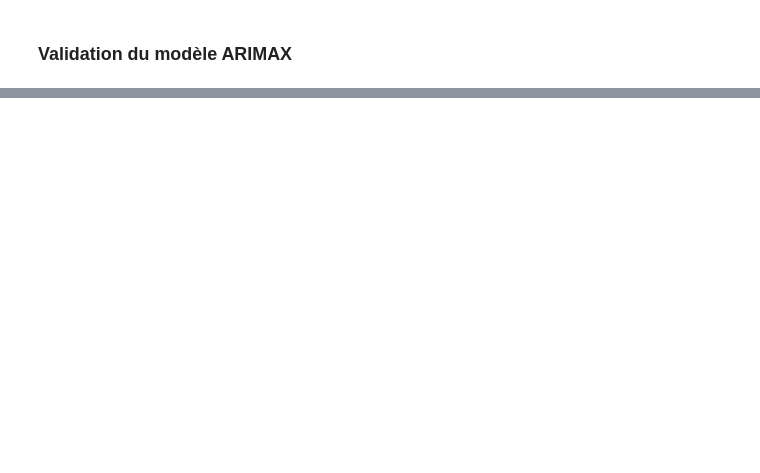
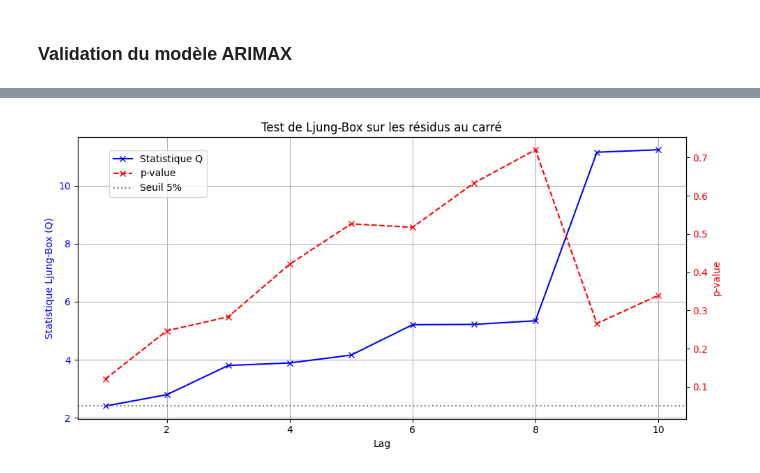
Before and after one commit to Matteo-Bernard/FedWatch, a Jupyter notebook: FedWatch.ipynb, the cells around one changed output, grey strips where cells are left out. Saved outputs shown, nothing was run; the diff lists cells and outputs as text; code cells hidden in the pictures; blank space fills up the shorter version.

```diff
--- a/FedWatch.ipynb
+++ b/FedWatch.ipynb
@@ -198,0 +248,18 @@ Intervalle de confiance à 95 % :
+# %%
+from arch import arch_model
+
+# Modèle ARIMAX(p,d,q) sur les variables exogènes
+arimax = ARIMA(
+    endog=data['effr'], # Variable endogène
+    exog=data[['Intercept', 'Slope', 'Curvature']], # Variables exogènes
+    order=(2, 0, 0), # modèle ARIMA d'ordre (p, d, q)
+    trend='n', # Ne pas ajouter de tendance
+)
+arimax_fit = arimax.fit()
+print(arimax_fit.summary())
+
+# Modèle GARCH(p,q) sur les résidus (vol='GARCH')
+garch = arch_model(arimax_fit.resid, vol='GARCH', p=1, q=1, rescale=False)
+garch_fit = garch.fit(disp='off')
+
+print(garch_fit.summary())
@@ -198,0 +284,27 @@ Intervalle de confiance à 95 % :
+# %%
+# Test sur les résidus au carré (détecte autocorrélation de la variance)
+std_resid = garch_fit.std_resid
+ljungbox = acorr_ljungbox(std_resid ** 2, lags=range(1,11), return_df=True)
+
+fig, ax1 = plt.subplots(figsize=(10, 5))
+
+color = 'blue'
+ax1.set_xlabel('Lag')
+ax1.set_ylabel('Statistique Ljung-Box (Q)', color=color)
+ax1.plot(ljungbox.index, ljungbox['lb_stat'], marker='x', color=color, label='Statistique Q')
+ax1.tick_params(axis='y', labelcolor=color)
+ax1.grid(True)
+
+ax2 = ax1.twinx()
+color = 'red'
+ax2.set_ylabel('p-value', color=color)
+ax2.plot(ljungbox.index, ljungbox['lb_pvalue'], marker='x', linestyle='--', color=color, label='p-value')
+ax2.axhline(0.05, color='gray', linestyle=':', label='Seuil 5%')
+ax2.tick_params(axis='y', labelcolor=color)
+
+plt.title("Test de Ljung-Box sur les résidus au carré")
+fig.tight_layout()
+fig.legend(loc='upper left', bbox_to_anchor=(0.1, 0.9))
+plt.show()
+# %% [output]
+[figure, added]
```
Also changed, not shown: parts of 33 cells of this notebook, 1 other file.
